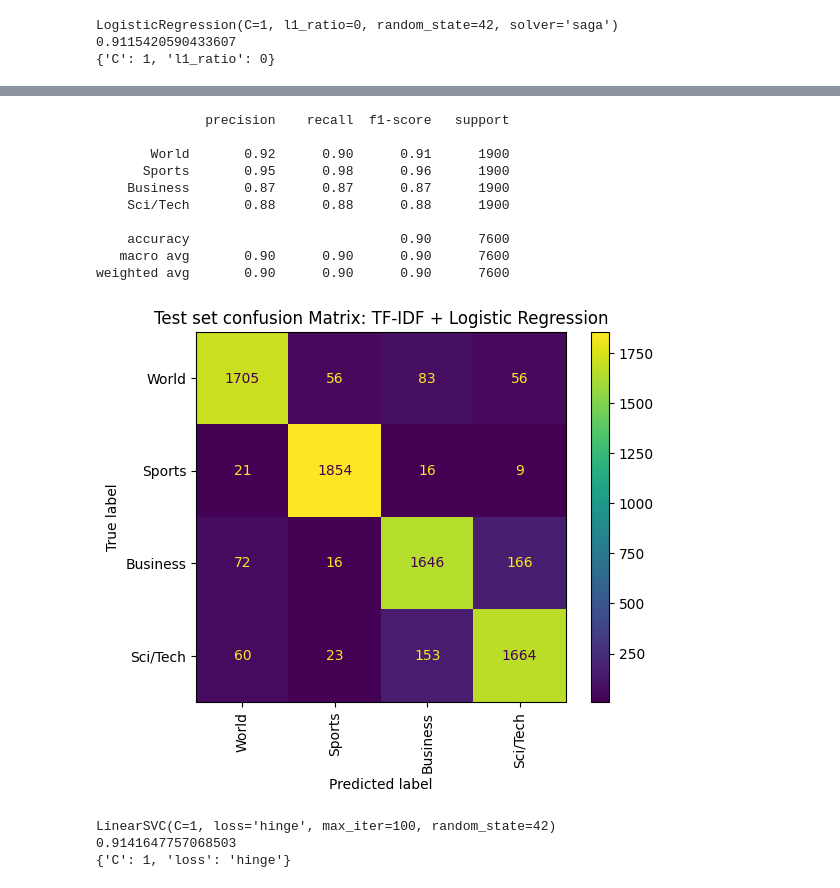
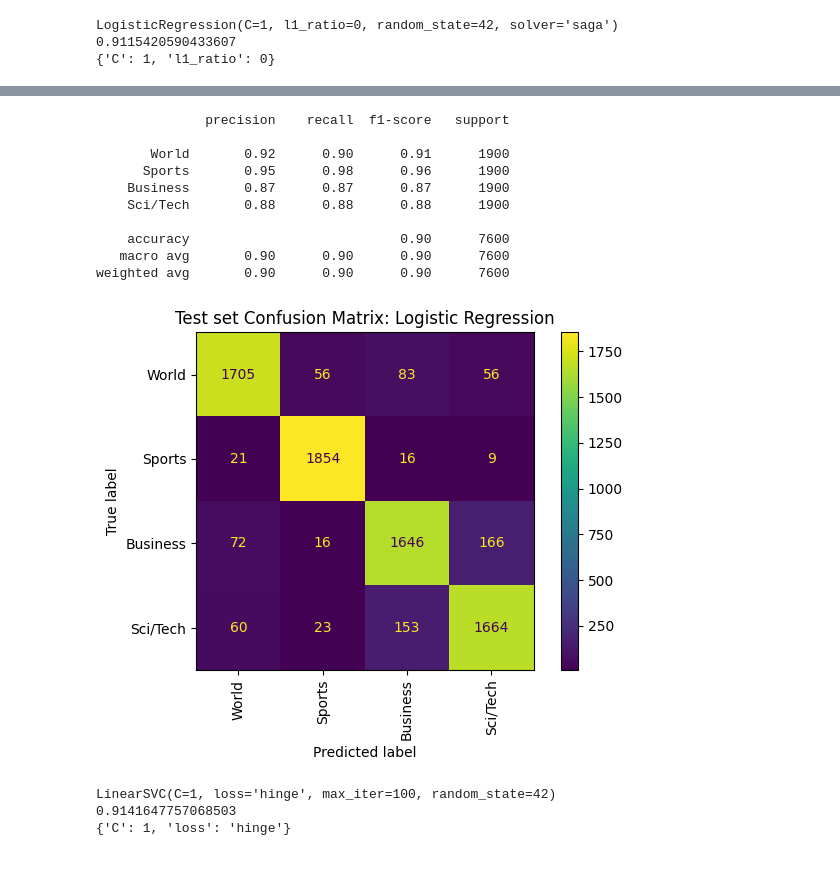
Before and after one commit to luciaadan/nlp, a Jupyter notebook: notebooks/data_loading.ipynb, the cells around one changed output, grey strips where cells are left out. Cells and saved outputs as stored; diff of their text form; code cells hidden in the pictures.

Commit message:
added comments, text boxes with explanations, and did small fixes

```diff
--- a/notebooks/data_loading.ipynb
+++ b/notebooks/data_loading.ipynb
@@ -22,10 +40,20 @@ train_set, val_set = train_test_split(
 # %%
 def separate_labels_text(set: pd.DataFrame) -> tuple[pd.DataFrame, pd.DataFrame]:
+    """
+    Separates the labels and text from the given DataFrame.
+
+    Args:
+        set (pd.DataFrame): The input DataFrame containing the text and labels.
+
+    Returns:
+        tuple[pd.DataFrame, pd.DataFrame]: A tuple containing the features and the labels.
+    """
     x = set.drop(columns=["label"])
     y = set["label"]
 
-    return x,y
+    return x, y
 
+# Separating the labels and text for train, validation, and test sets
 ag_train, y_train = separate_labels_text(train_set)
 ag_val, y_val = separate_labels_text(val_set)
 ag_test, y_test = separate_labels_text(test_set)
@@ -65,12 +127,17 @@ def grid_search(param_grid, x_train, y_train, x_val, y_val, max_iter=100):
     return best_model, best_macrof1, best_params
 # %%
+# Defining the possible hyperparameters for the grid search
 param_grid = {
     "C": [0.1, 1],
     "l1_ratio": [0, 1],
 }
 
-best_model, best_macrof1, best_params = grid_search(param_grid, X_train, y_train, X_val, y_val)
+# Finding the best model, f1 score, and hyperparameters
+best_model, best_macrof1, best_params = grid_search_lr(
+    param_grid, X_train, y_train, X_val, y_val
+)
 
+# Printing the results of the search
 print(best_model)
 print(best_macrof1)
 print(best_params)
@@ -127,25 +187,35 @@ weighted avg       0.91      0.91      0.91     12000
 # %%
-y_pred_test = best_model.predict(X_test)
+# Predicting the labels for the test set using the found best model
+y_pred_test_lr = best_model.predict(X_test)
 
-print(classification_report(y_test, y_pred_test,
-    target_names=[label_names[i] for i in sorted(label_names)]))
+# Classification report
+print(
+    classification_report(
+        y_test, y_pred_test_lr, target_names=[label_names[i] for i in sorted(label_names)]
+    )
+)
 
-cm = confusion_matrix(y_test, y_pred_test)
-disp = ConfusionMatrixDisplay(confusion_matrix=cm,
-    display_labels=[label_names[i] for i in sorted(label_names)])
-disp.plot(xticks_rotation='vertical')
-plt.title("Test set confusion Matrix: TF-IDF + Logistic Regression")
+# Confusion matrix
+conf_matrix_test_lr = confusion_matrix(y_test, y_pred_test_lr)
+disp = ConfusionMatrixDisplay(
+    confusion_matrix=conf_matrix_test_lr, display_labels=[label_names[i] for i in sorted(label_names)]
+)
+
+# Plotting the confusion matrix
+disp.plot(xticks_rotation="vertical")
+plt.title("Test set Confusion Matrix: Logistic Regression")
+plt.tight_layout()
 plt.show()
 # %% [output]
               precision    recall  f1-score   support
 
        World       0.92      0.90      0.91      1900
       Sports       0.95      0.98      0.96      1900
     Business       0.87      0.87      0.87      1900
     Sci/Tech       0.88      0.88      0.88      1900
 
     accuracy                           0.90      7600
    macro avg       0.90      0.90      0.90      7600
 weighted avg       0.90      0.90      0.90      7600
-[figure, old version]
+[figure, new version]
 # %%
```
Also changed, not shown: parts of 15 cells of this notebook.
